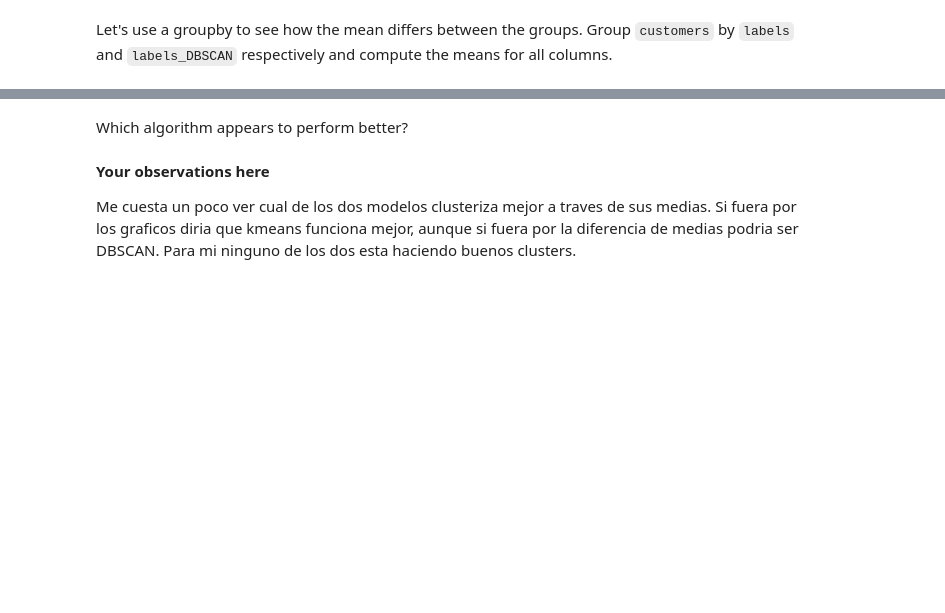
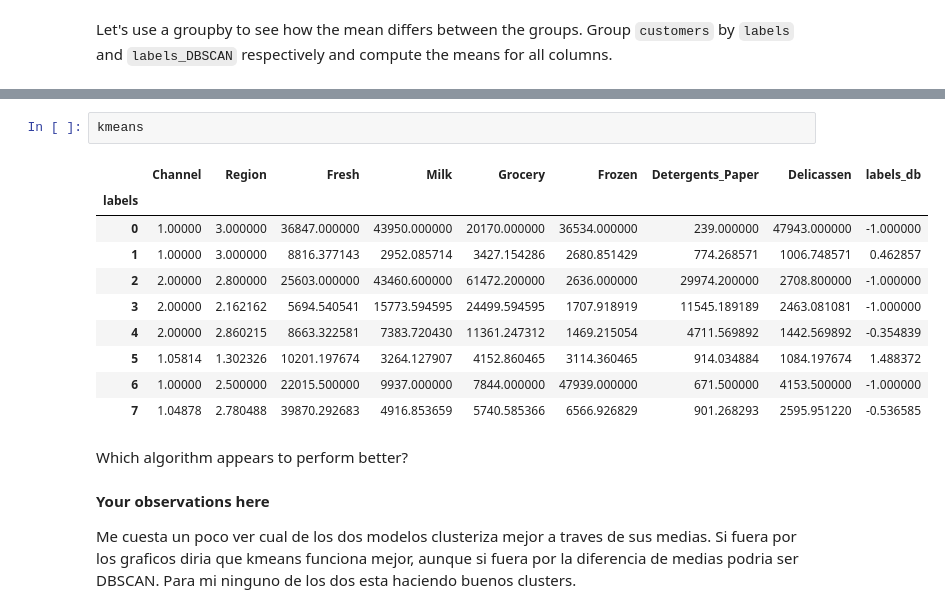
Before and after one commit to Ironhack-Data-Madrid-Octubre-2023/7.4-lab_unsupervised_learning, a Jupyter notebook: your-code/main.ipynb, the cells around one changed output, grey strips where cells are left out. Cells and saved outputs as stored; diff of their text form; blank space fills up the shorter version.

```diff
--- a/your-code/main.ipynb
+++ b/your-code/main.ipynb
@@ -264,3 +306,16 @@ Let's use a groupby to see how the mean differs between the groups. Group `custo
+# %%
+kmeans
+# %% [output]
+|  | Channel | Region | Fresh | Milk | Grocery | Frozen | Detergents_Paper | Delicassen | labels_db |
+| labels |  |  |  |  |  |  |  |  |  |
+| 0 | 1.00000 | 3.000000 | 36847.000000 | 43950.000000 | 20170.000000 | 36534.000000 | 239.000000 | 47943.000000 | -1.000000 |
+| 1 | 1.00000 | 3.000000 | 8816.377143 | 2952.085714 | 3427.154286 | 2680.851429 | 774.268571 | 1006.748571 | 0.462857 |
+| 2 | 2.00000 | 2.800000 | 25603.000000 | 43460.600000 | 61472.200000 | 2636.000000 | 29974.200000 | 2708.800000 | -1.000000 |
+| 3 | 2.00000 | 2.162162 | 5694.540541 | 15773.594595 | 24499.594595 | 1707.918919 | 11545.189189 | 2463.081081 | -1.000000 |
+| 4 | 2.00000 | 2.860215 | 8663.322581 | 7383.720430 | 11361.247312 | 1469.215054 | 4711.569892 | 1442.569892 | -0.354839 |
+| 5 | 1.05814 | 1.302326 | 10201.197674 | 3264.127907 | 4152.860465 | 3114.360465 | 914.034884 | 1084.197674 | 1.488372 |
+| 6 | 1.00000 | 2.500000 | 22015.500000 | 9937.000000 | 7844.000000 | 47939.000000 | 671.500000 | 4153.500000 | -1.000000 |
+| 7 | 1.04878 | 2.780488 | 39870.292683 | 4916.853659 | 5740.585366 | 6566.926829 | 901.268293 | 2595.951220 | -0.536585 |
 # %% [markdown]
 Which algorithm appears to perform better?
 # %% [markdown]
```
Also changed, not shown: parts of 10 cells of this notebook.
